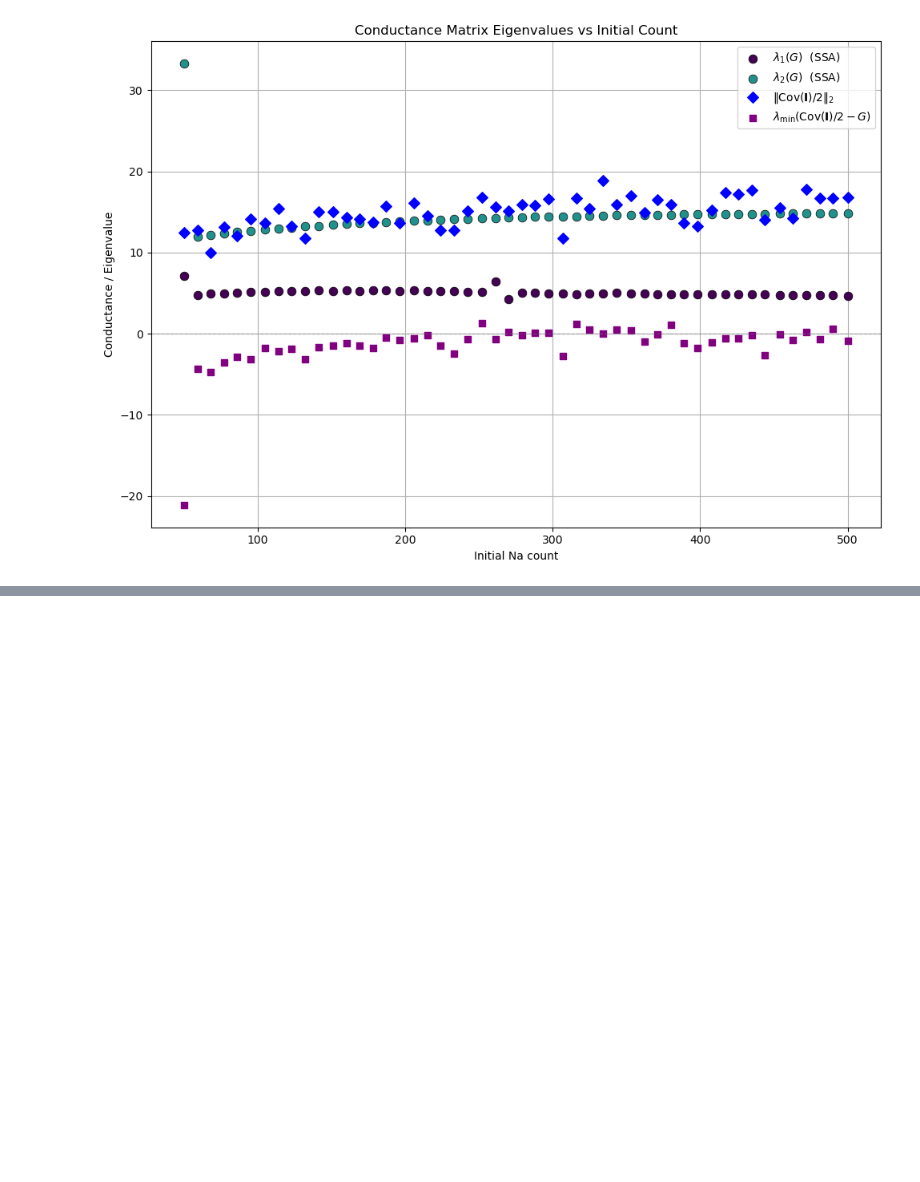
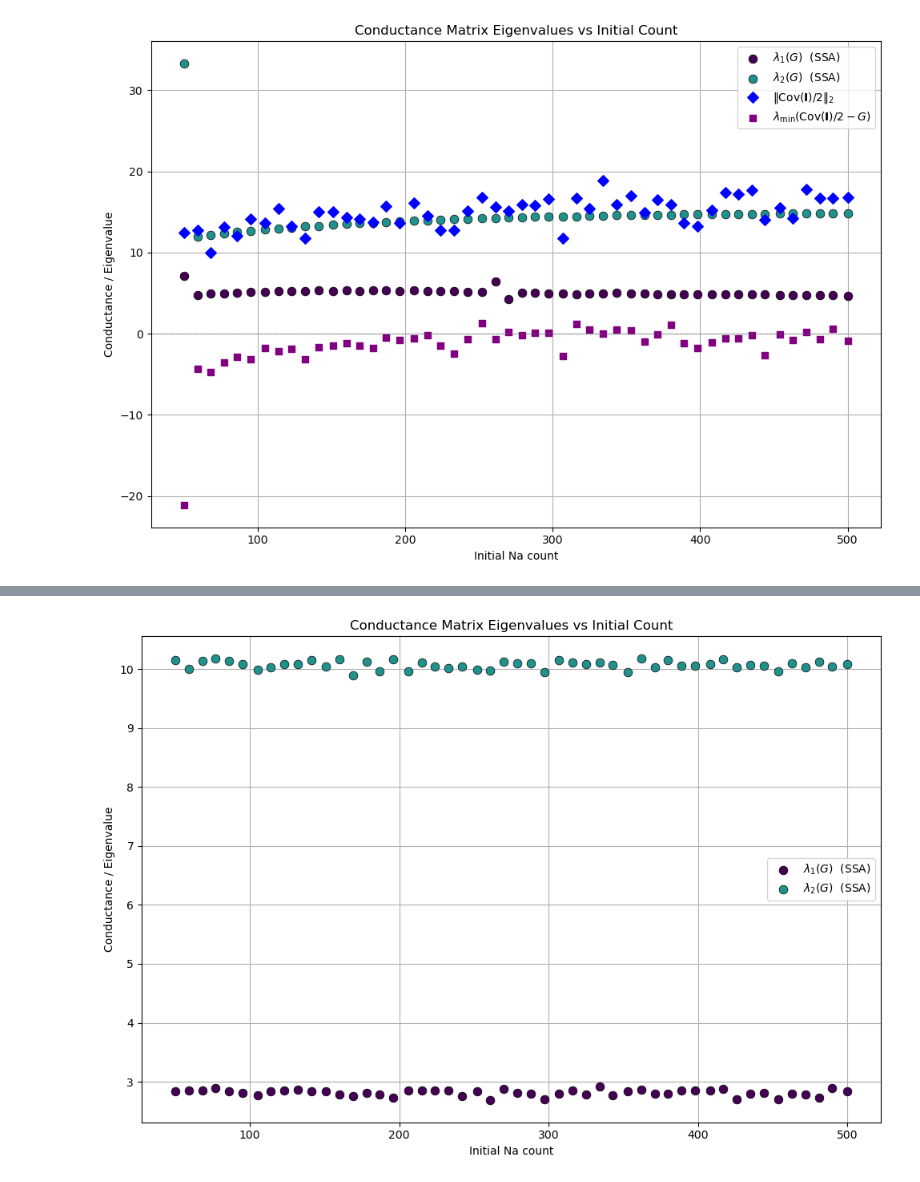
Before and after one commit to FTurci/conductance-chem-net, a Jupyter notebook: students/Will/Gillespie_simulations/OOP_test_file.ipynb, the cells around one changed output, grey strips where cells are left out. Cells and saved outputs as stored; diff of their text form; code cells hidden in the pictures; blank space fills up the shorter version.

```diff
--- a/students/Will/Gillespie_simulations/OOP_test_file.ipynb
+++ b/students/Will/Gillespie_simulations/OOP_test_file.ipynb
@@ -260,0 +445,13 @@ SIM2.plot_conductance(
+# %%
+# And again run the sim over many values of a specified species to see the conductance changes (let's try 'Na', as it is an external
+# species. This is index = 3. And lets ignore covariance for now
+
+# Run the sweep
+
+SIM3.run_IF_sweep(
+
+        species_index=3,
+        count_values=np.linspace(50,500,50,dtype='int'),
+        total_iterations=10,
+        covariance_reaction_indices=None,
+        verbose=True)
@@ -260,0 +493,15 @@ SIM2.plot_conductance(
+# %%
+# Compute the conductance and plot.
+
+SIM3.compute_conductances(analytical_currents=None, analytical_forces=None)
+
+SIM3.plot_conductance(
+        analytical_G=None,
+        marker_size=60,
+        cmap='viridis',
+        fit_order=2,
+        show_covariance=False,
+        show_difference=False
+    )
+# %% [output]
+[figure, added]
```
Also changed, not shown: parts of 22 cells of this notebook, 1 other file.
